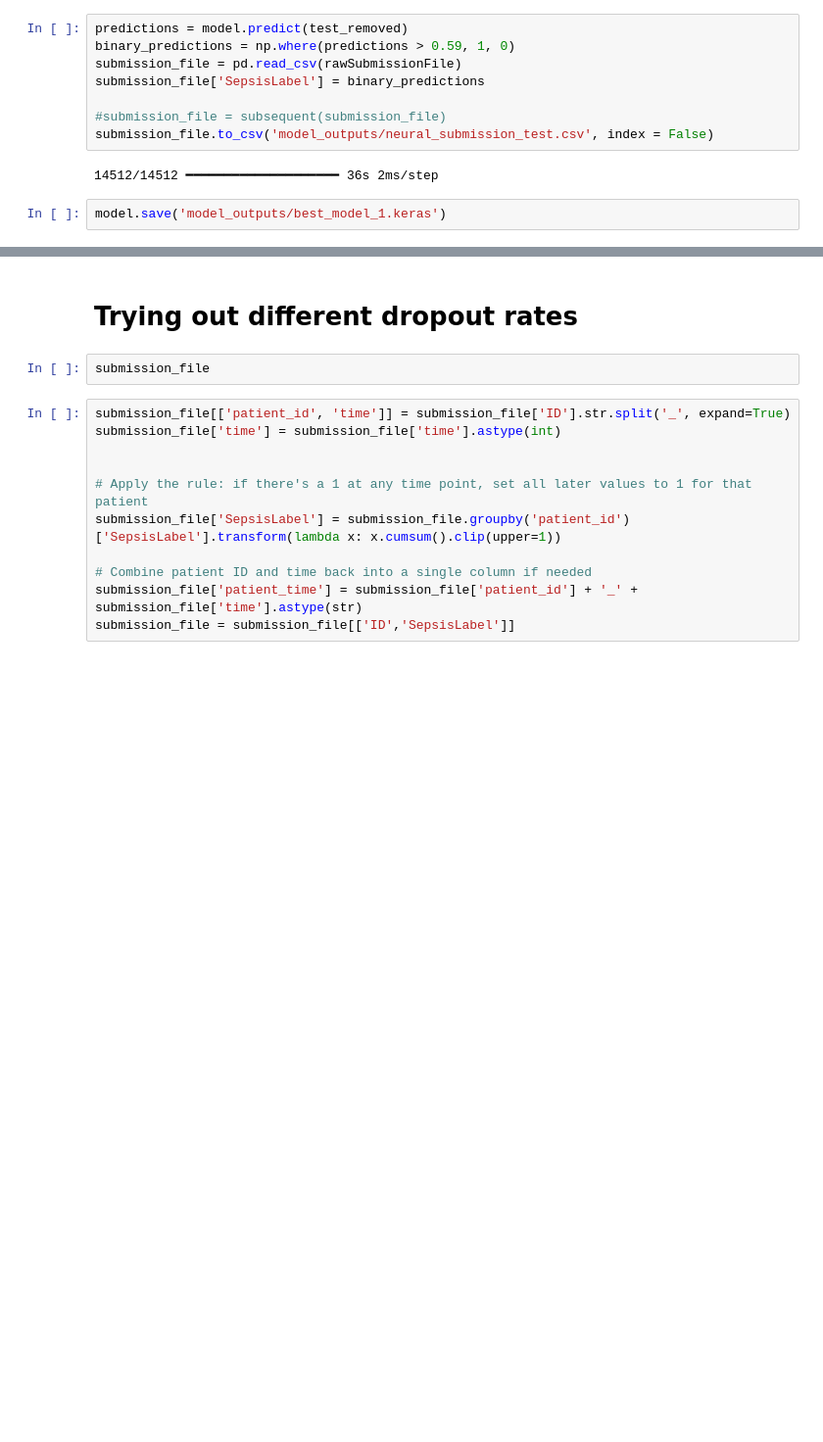
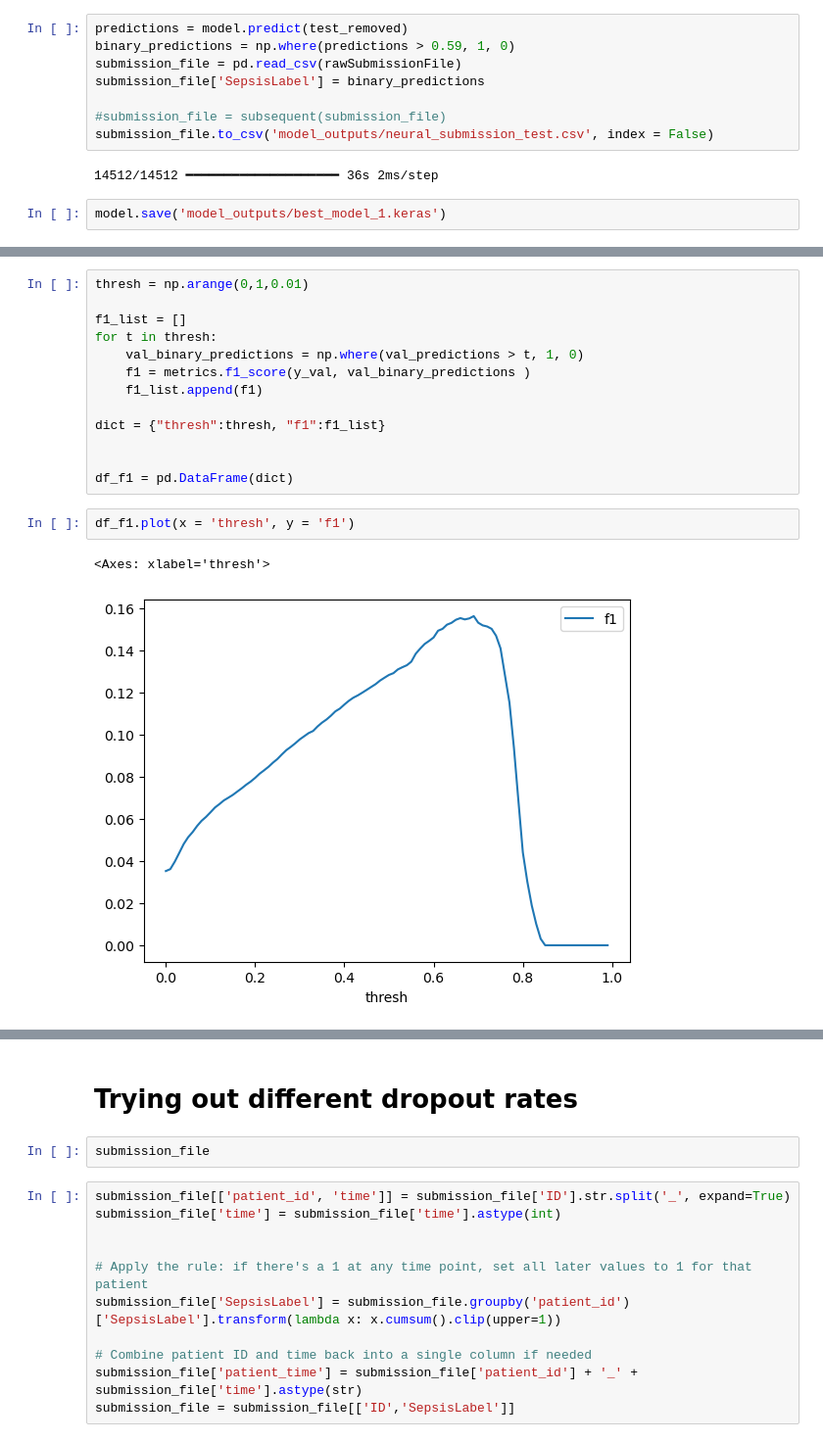
Before and after one commit to alanklin/BC-Fall2024-CaseCompetition-Team2, a Jupyter notebook: Code/neural_network.ipynb, the cells around one changed output, grey strips where cells are left out. Shown at 98% size. Saved outputs shown, nothing was run; the diff lists cells and outputs as text; blank space fills up the shorter version.

```diff
--- a/Code/neural_network.ipynb
+++ b/Code/neural_network.ipynb
@@ -364,0 +433,18 @@ model.save('model_outputs/best_model_1.keras')
+# %%
+thresh = np.arange(0,1,0.01)
+
+f1_list = []
+for t in thresh:
+    val_binary_predictions = np.where(val_predictions > t, 1, 0)
+    f1 = metrics.f1_score(y_val, val_binary_predictions )
+    f1_list.append(f1)
+
+dict = {"thresh":thresh, "f1":f1_list}
+
+
+df_f1 = pd.DataFrame(dict)
+# %%
+df_f1.plot(x = 'thresh', y = 'f1')
+# %% [output]
+<Axes: xlabel='thresh'>
+[figure, added]
```
Also changed, not shown: parts of 16 cells of this notebook.
